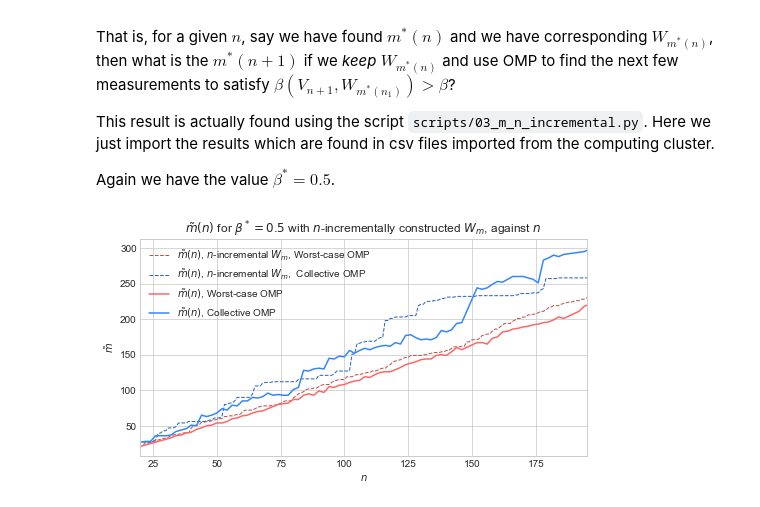
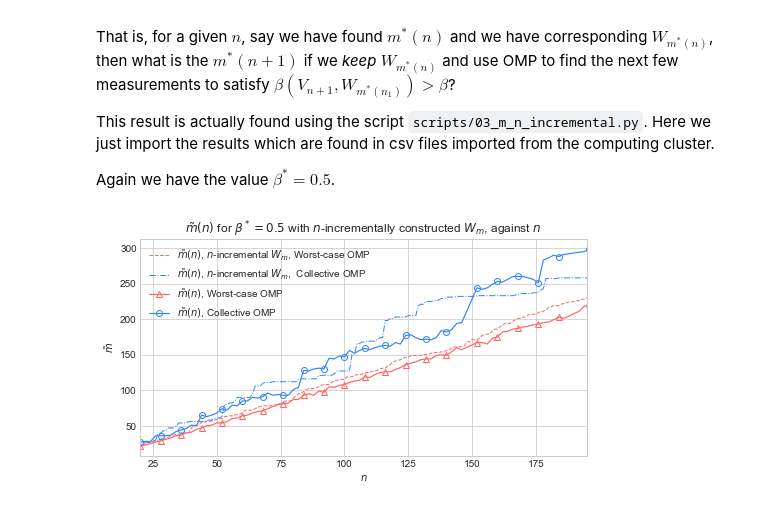
Before and after one commit to james-nichols/pyApproxTools, a Jupyter notebook: notebooks/omp/02_omp_point_eval.ipynb, the cells around one changed output. Cells and saved outputs as stored; diff of their text form; code cells hidden in the pictures.

```diff
--- a/notebooks/omp/02_omp_point_eval.ipynb
+++ b/notebooks/omp/02_omp_point_eval.ipynb
@@ -274,35 +273,35 @@ Again we have the value $\beta^* = 0.5$.
 # %%
 data_dir = '../../scripts/omp/'
 comp_file = data_dir + 'comp_sin_n_incr_m_star.csv'
 wcomp_file = data_dir + 'wcomp_sin_n_incr_m_star.csv'
 
 ms_nincr_comp = np.loadtxt(comp_file)
 ms_nincr_wcomp = np.loadtxt(wcomp_file)
 
 sns.set_palette("deep")
 sns.set_style("whitegrid")
 cp = sns.color_palette()
 
 bl = (51/255, 133/255, 255/255)
 re = (255/255, 102/255, 102/255)
 
 bl_d = (0.75*51/255, 0.75*133/255, 0.75*255/255)
 re_d = (0.75*255/255, 0.75*102/255, 0.75*102/255)
 
 axs = []
 fig = plt.figure(figsize=(8, 4))
 ax = fig.add_subplot(1, 1, 1, title=r'$\tilde{m}(n)$ for $\beta^*=0.5$ with $n$-incrementally constructed $W_m$, against $n$')#, title=r'$\beta(V_n, W_m)$ against $m$ for various $n$')
 
-plt.plot(ms_nincr_wcomp[:,0], ms_nincr_wcomp[:,1], '--', label=r'$\tilde{m}(n)$, $n$-incremental $W_m$, Worst-case OMP', color=re_d, lw=1)
-plt.plot(ms_nincr_comp[:,0], ms_nincr_comp[:,1], '--', label=r'$\tilde{m}(n)$, $n$-incremental $W_m$,  Collective OMP', color=bl_d, lw=1)
+plt.plot(ms_nincr_wcomp[:,0], ms_nincr_wcomp[:,1], '--', label=r'$\tilde{m}(n)$, $n$-incremental $W_m$, Worst-case OMP', color=re, lw=1)
+plt.plot(ms_nincr_comp[:,0], ms_nincr_comp[:,1], '-.', label=r'$\tilde{m}(n)$, $n$-incremental $W_m$,  Collective OMP', color=bl, lw=1)
 
-plt.plot(ms_wcomp[:,0], ms_wcomp[:,1], '-', label=r'$\tilde{m}(n)$, Worst-case OMP', color=re)
-plt.plot(ms_comp[:,0], ms_comp[:,1], '-', label=r'$\tilde{m}(n)$, Collective OMP', color=bl)
+plt.plot(ms_wcomp[:,0], ms_wcomp[:,1], '-', label=r'$\tilde{m}(n)$, Worst-case OMP', color=re, lw=1.2, marker='^', markevery=4, markerfacecolor='none')
+plt.plot(ms_comp[:,0], ms_comp[:,1], '-', label=r'$\tilde{m}(n)$, Collective OMP', color=bl, lw=1.2, marker='o', markevery=4, markerfacecolor='none')
 
 ax.set(xlabel='$n$', ylabel=r'$\tilde{m}$', xlim=[20,195])#r'$m$', ylabel=r'$\beta(V_n, W_m)$')
 ax.xaxis.set_ticks(np.arange(25, 200, 25))
 plt.legend(loc=0)
 plt.savefig('n_incr_COMP_vs_WCOMP_new.pdf')
 plt.show()
 # %% [output]
-[figure, old version]
+[figure, new version]
```
Also changed, not shown: parts of 1 cell of this notebook, 3 other files.
